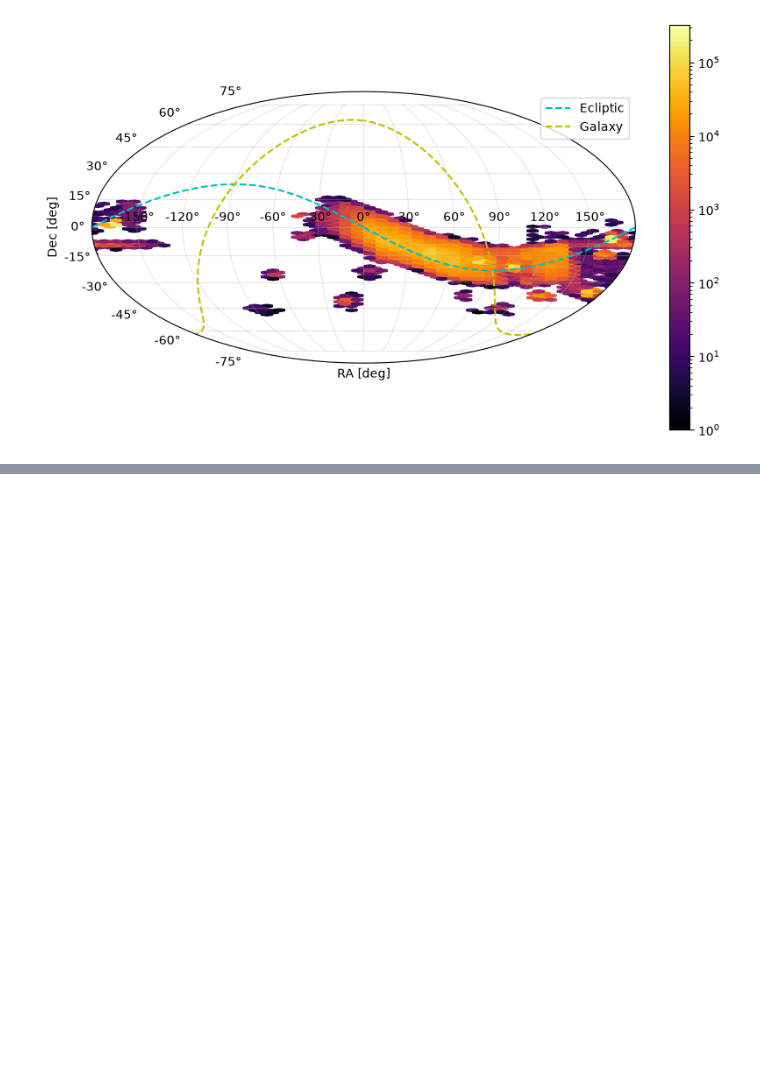
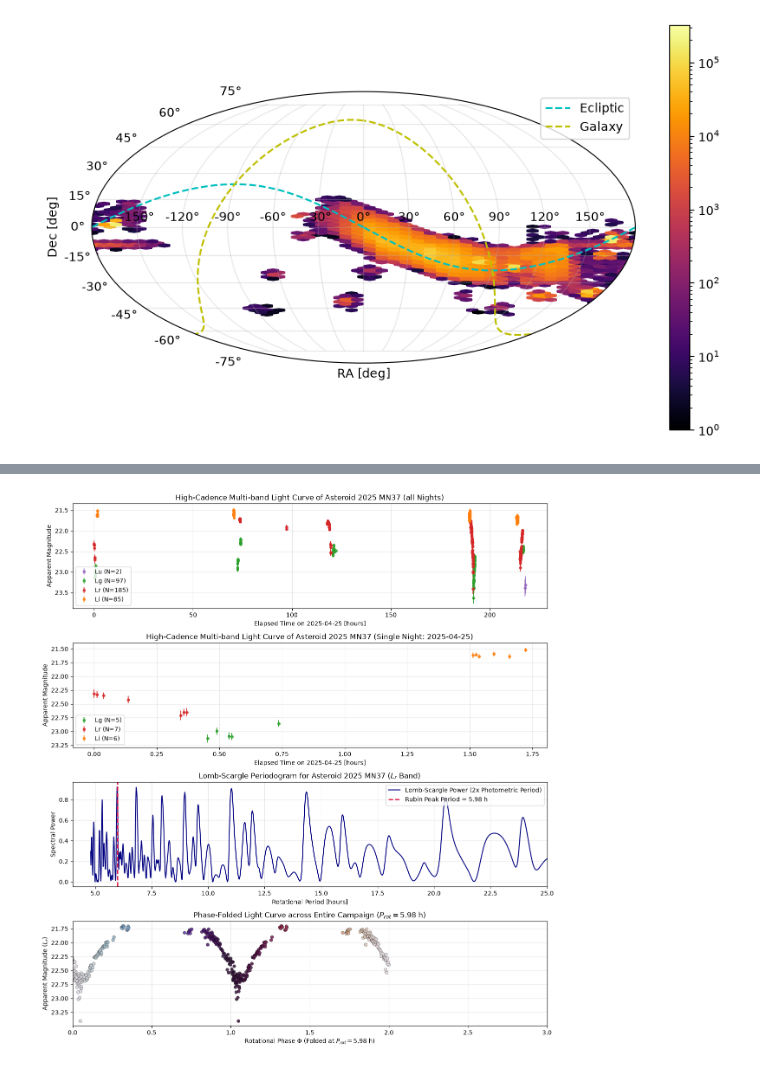
Before and after one commit to bernardinelli/medellin_workshop_solarsystem, a Jupyter notebook: zuluaga_dev/dev_data.ipynb, the cells around one changed output, grey strips where cells are left out. Saved outputs shown, nothing was run; the diff lists cells and outputs as text; code cells hidden in the pictures; blank space fills up the shorter version.

```diff
--- a/zuluaga_dev/dev_data.ipynb
+++ b/zuluaga_dev/dev_data.ipynb
@@ -157,0 +259,11 @@ df
+# %%
+df_obj = pd.concat(obs_data).sort_values('obstime').reset_index(drop=True)
+df_obj['mag'] = pd.to_numeric(df_obj['mag'], errors='coerce')
+df_obj['rmsmag'] = pd.to_numeric(df_obj['rmsmag'], errors='coerce')
+
+t0 = df_obj['obstime'].iloc[0]
+df_obj['t_days'] = (df_obj['obstime'] - t0).dt.total_seconds() / 86400.0
+
+print(f"Total observations of Asteroid 61461: {len(df_obj)}")
+print(f"Observing baseline: {(df_obj['obstime'].max() - t0).total_seconds() / 86400.0:.2f} days")
+print(f"Observations per band: {df_obj['band'].value_counts().to_dict()}")
@@ -157,0 +301,3 @@ df
+# %%
+nights = df_obj.obstime.dt.date.unique()
+nights
@@ -157,0 +309,3 @@ df
+# %%
+night = nights[0]
+night
@@ -157,0 +314,76 @@ df
+# %%
+fig, axes = plt.subplots(4, 1, figsize=(12, 13))
+
+# All data
+ax1 = axes[0]
+night_df = df_obj.copy()
+t_night_0 = night_df['obstime'].iloc[0]
+night_df['t_night_h'] = (night_df['obstime'] - t_night_0).dt.total_seconds() / 3600.0
+# band_colors = {'Lu': '#9467bd', 'Lg': '#2ca02c', 'Lr': '#d62728', 'Li': '#ff7f0e'}
+
+for b in ['Lu', 'Lg', 'Lr', 'Li']:
+    sb = night_df[night_df['band'] == b]
+    if len(sb) > 0:
+        ax1.errorbar(sb['t_night_h'], sb['mag'], yerr=sb['rmsmag'], fmt='o',
+                     label=f'{b} (N={len(sb)})', color=band_colors.get(b, 'k'), markersize=4, alpha=0.85)
+
+ax1.invert_yaxis()
+ax1.set_xlabel(f"Elapsed Time on {night} [hours]")
+ax1.set_ylabel('Apparent Magnitude')
+ax1.set_title(f"High-Cadence Multi-band Light Curve of Asteroid {provid} (all Nights)")
+ax1.legend(loc='lower left', frameon=True)
+ax1.grid(True, alpha=0.3)
+
+
+# Single night
+ax1 = axes[1]
+night_df = df_obj[df_obj['obstime'].dt.date == night].copy()
+t_night_0 = night_df['obstime'].iloc[0]
+night_df['t_night_h'] = (night_df['obstime'] - t_night_0).dt.total_seconds() / 3600.0
+# band_colors = {'Lu': '#9467bd', 'Lg': '#2ca02c', 'Lr': '#d62728', 'Li': '#ff7f0e'}
+
+for b in ['Lu', 'Lg', 'Lr', 'Li']:
+    sb = night_df[night_df['band'] == b]
+    if len(sb) > 0:
+        ax1.errorbar(sb['t_night_h'], sb['mag'], yerr=sb['rmsmag'], fmt='o',
+                     label=f'{b} (N={len(sb)})', color=band_colors.get(b, 'k'), markersize=4, alpha=0.85)
+
+ax1.invert_yaxis()
+ax1.set_xlabel(f"Elapsed Time on {night} [hours]")
+ax1.set_ylabel('Apparent Magnitude')
+ax1.set_title(f"High-Cadence Multi-band Light Curve of Asteroid {provid} (Single Night: {night})")
+ax1.legend(loc='lower left', frameon=True)
+ax1.grid(True, alpha=0.3)
+
+# Panel B: Lomb-Scargle Periodogram
+ax2 = axes[2]
+period_grid_hours = (24.0 / freq_grid) * 2.0  # Converted to rotational period
+ax2.plot(period_grid_hours, power, color='navy', lw=1.5, label='Lomb-Scargle Power (2x Photometric Period)')
+ax2.axvline(best_rot_period, color='crimson', linestyle='--', lw=2, label=f'Rubin Peak Period = {best_rot_period:.2f} h')
+ax2.set_xlabel('Rotational Period [hours]')
+ax2.set_ylabel('Spectral Power')
+ax2.set_title(f'Lomb-Scargle Periodogram for Asteroid {provid} ($L_r$ Band)')
+ax2.set_xlim(4, 25)
+ax2.legend(loc='upper right', frameon=True)
+ax2.grid(True, alpha=0.3)
+
+# Panel C: Phase-folded light curve
+ax3 = axes[3]
+phase = (df_r['t_days'] * 24.0 / best_rot_period) % 1.0
+phase_ext = np.concatenate([phase, phase + 1.0])
+mag_ext = np.concatenate([df_r['mag'], df_r['mag']])
+rmsmag_ext = np.concatenate([dy_r, dy_r])
+
+sc = ax3.scatter(phase_ext, mag_ext, c=phase_ext, cmap='twilight', s=28, edgecolor='k', lw=0.3, alpha=0.85)
+ax3.invert_yaxis()
+ax3.set_xlabel(rf'Rotational Phase $\Phi$ (Folded at $P_{{rot}} = {best_rot_period:.2f}$ h)')
+ax3.set_ylabel('Apparent Magnitude ($L_r$)')
+ax3.set_title(f'Phase-Folded Light Curve across Entire Campaign ($P_{{rot}} = {best_rot_period:.2f}$ h)')
+ax3.set_xlim(0, 2)
+ax3.grid(True, alpha=0.3)
+
+plt.tight_layout()
+plt.savefig(os.path.join(fig_dir, 'asteroid_lightcurve_rotation.png'), dpi=150)
+plt.show()
+# %% [output]
+[figure, added]
```
Also changed, not shown: parts of 29 cells of this notebook, 7 other files.
